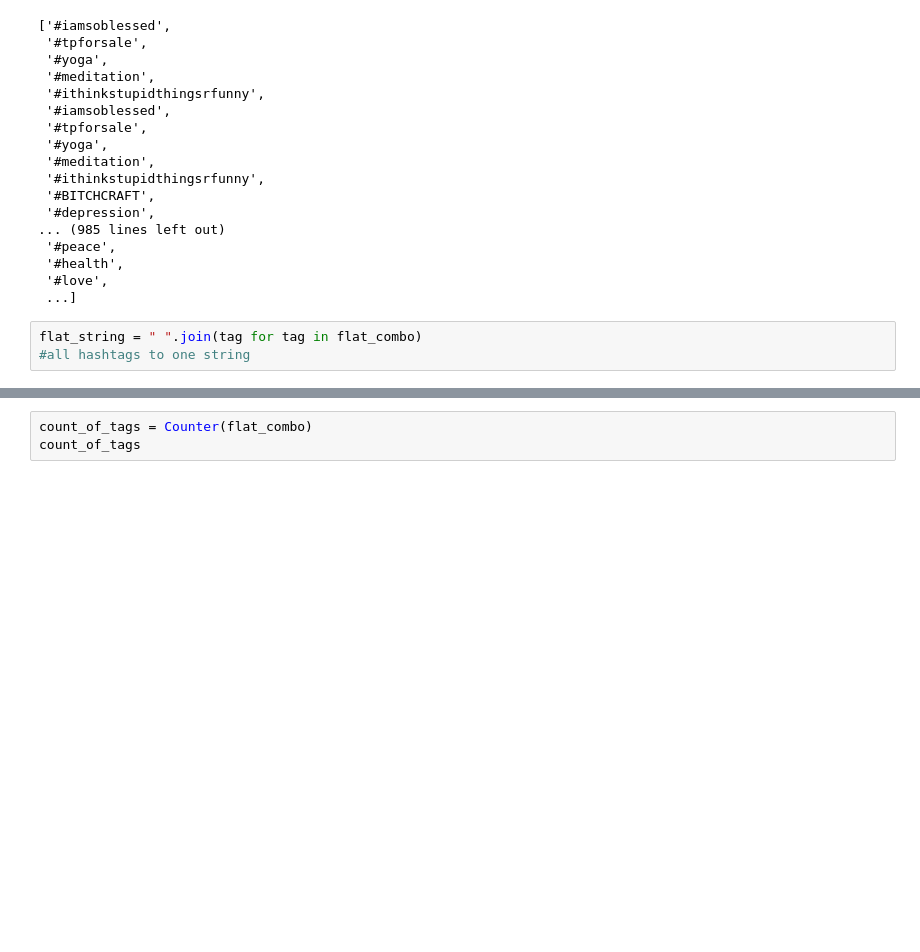
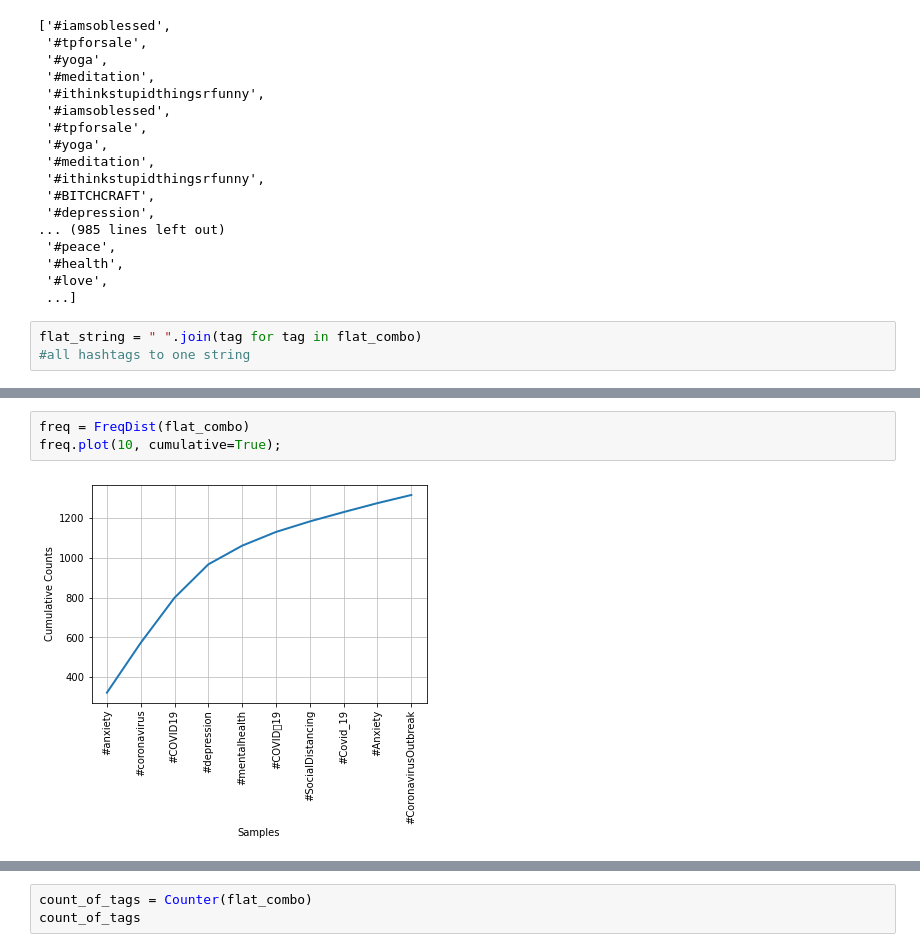
Before and after one commit to edwardsrk/depression-anxiety-tweets, a Jupyter notebook: Depression and Anxiety in Tweets.ipynb, the cells around one changed output, grey strips where cells are left out. Drawn from its saved outputs; the diff is of its cells as text; blank space fills up the shorter version.

```diff
--- a/Depression and Anxiety in Tweets.ipynb
+++ b/Depression and Anxiety in Tweets.ipynb
@@ -453,0 +430,5 @@ plt.show()
+# %%
+freq = FreqDist(flat_combo)
+freq.plot(10, cumulative=True);
+# %% [output]
+[figure, added]
```
Also changed, not shown: parts of 12 cells of this notebook.
